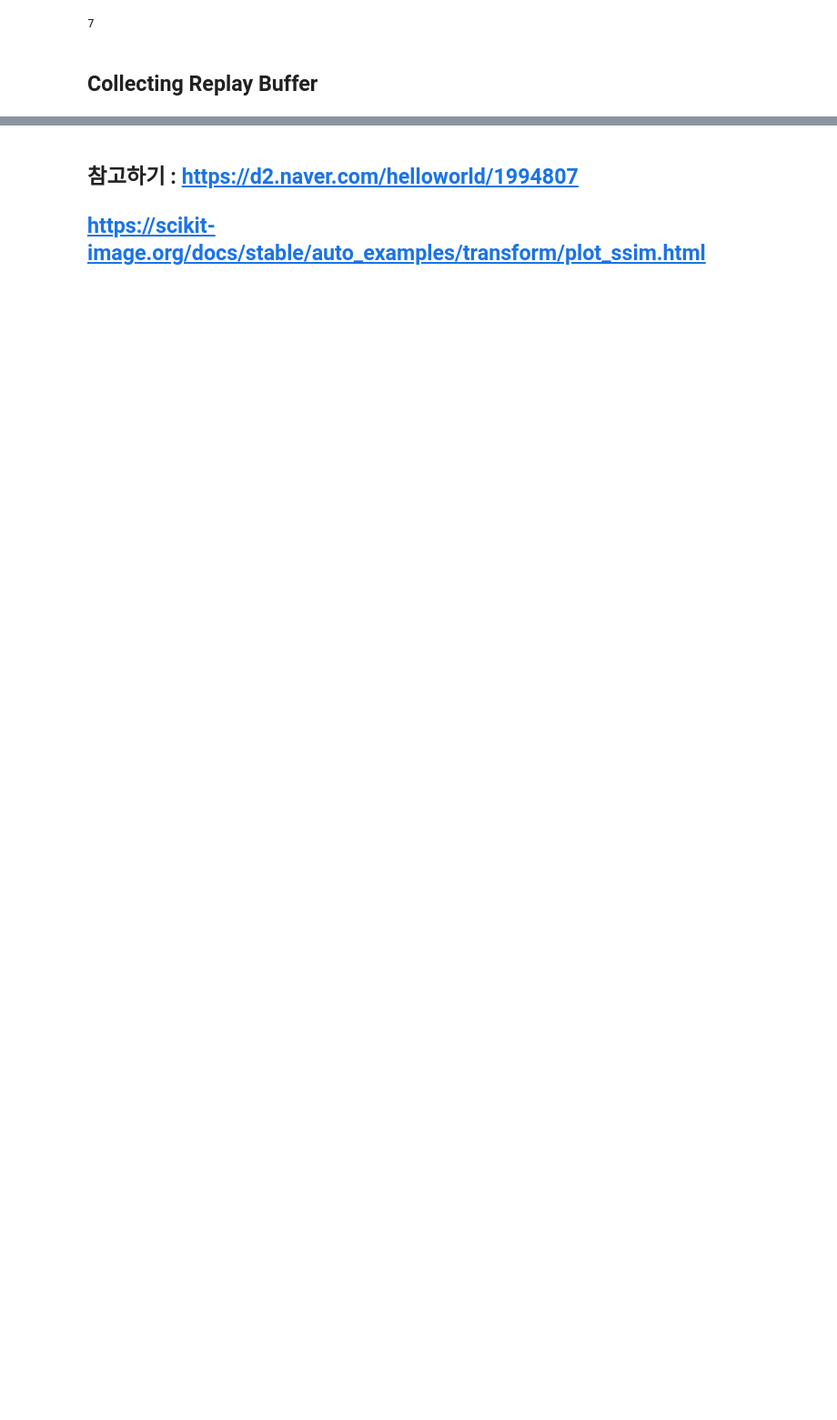
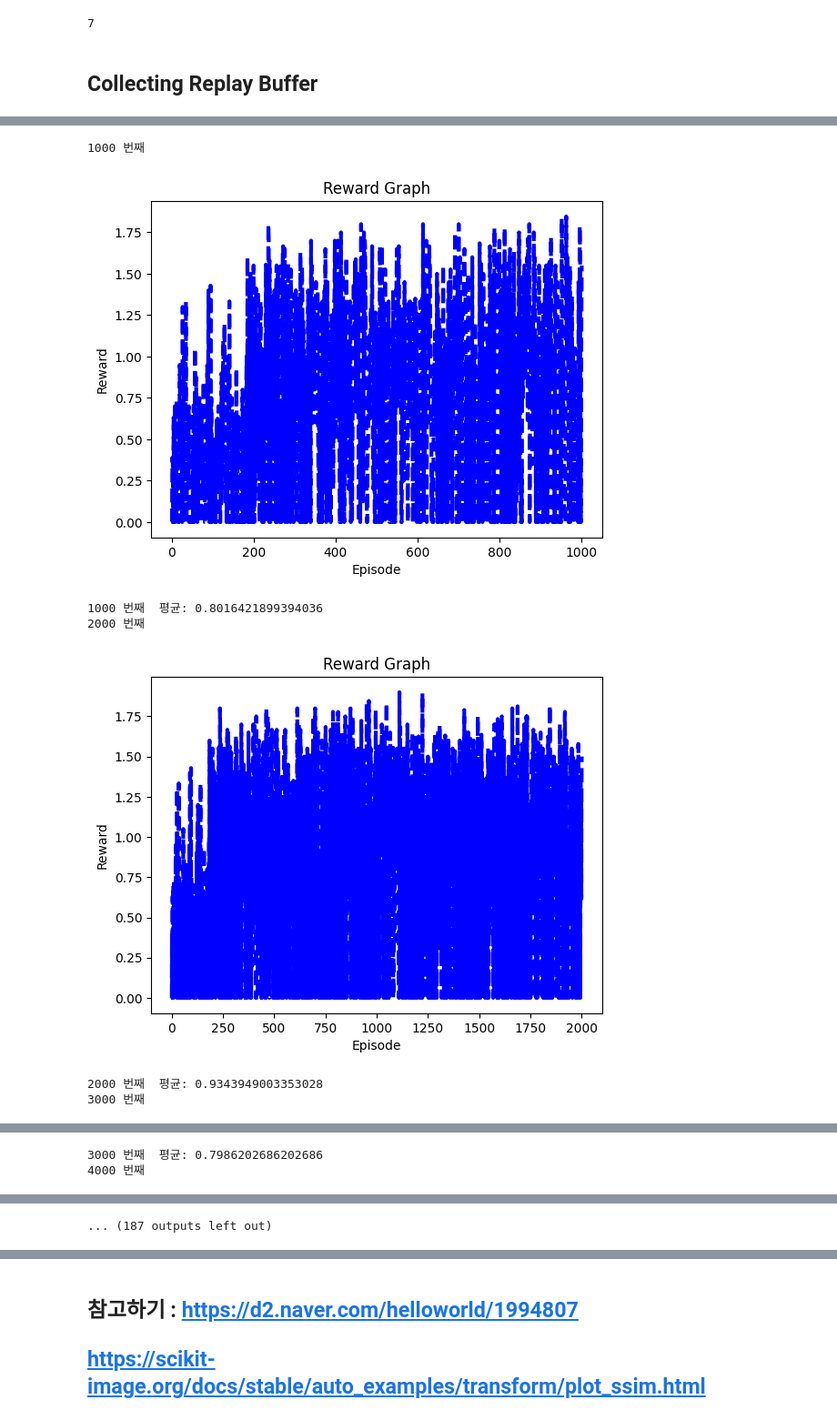
Before and after one commit to hotco87/Automatic-Observer-for-StarCraft, a Jupyter notebook: src/4_Observer_and_RL.ipynb, the cells around one changed output, grey strips where cells are left out. Shown at 91% size. Drawn from its saved outputs; the diff is of its cells as text; code cells hidden in the pictures; blank space fills up the shorter version.

```diff
--- a/src/4_Observer_and_RL.ipynb
+++ b/src/4_Observer_and_RL.ipynb
@@ -673,3 +762,12 @@ def changed_state_by_action1(fr, action):
     next_state = torch.cat([next_state_viewport_by_action, next_next_state_viewport_by_action])
 
     return current_state, next_state
+# %%
+aab={0:50-20}
+print(aab)
+
+x = torch.Tensor(  [[ 0.6000, 0.0000, 0.0000, 0.0000],
+                    [ 0.0000, 0.4000, 0.0000, 0.0000],
+                    [ 0.0000, 0.0000, 1.2000, 0.0000],
+                    [ 0.0000, 0.0000, 4.0000, 0.0000]])
+print(torch.nonzero(x))
@@ -854,3 +1064,7 @@ class StarObserverEnv(gym.Env):
             plt.show()
 
             return 0
+# %%
+a= np.array([5,7])
+b= np.array([6,10])
+print (mean_squared_error(a,b))
@@ -995,7 +1453,8 @@ dqn = DQN()
 
 def main():
     total_reward_list = []
-    for i_episode in count(1):
+    #for i_episode in count(1):
+    for i_episode in range(100000):
         total_reward = 0
         state = env.reset() # 16, 12, 20
         for t in range(50):
@@ -1005,7 +1464,7 @@ def main():
 
             if done :
                 #print(total_reward)
-                total_reward = total_reward/t
+                total_reward = total_reward/(t+1)
                 total_reward_list.append(total_reward)
                 total_reward = 0
                 break
@@ -1022,40 +1481,52 @@ def main():
                 #total_reward = 0
                 dqn.train()
                 if done:
-                    total_reward = total_reward/t
+                    total_reward = total_reward/(t+1)
                     total_reward_list.append(total_reward)
                     #total_reward=0
                     break
 
             #if done: # 초기 데이터가 모이지 않았을 때
             #    break
             state = next_state
 
         # evaluation
-        if i_episode % 100 == 0:
+        if i_episode % 1000 == 0 and i_episode!=0:
+            print(i_episode, "번째")
             torch.save(dqn.eval_net.state_dict(), 'DQN_Cartpole.pth')
             plt.plot(list(range(len(total_reward_list))), total_reward_list, c="b", lw=3, ls="--")
+            #plt.plot(list(range(len(total_reward_list)-30)), total_reward_list[-30:], c="b", lw=3, ls="--")
+#             plt.plot(list(range(len(total_reward_list[-30:]))), total_reward_list[-30:], c="b", lw=3, ls="--")
             plt.xlabel("Episode"), plt.ylabel("Reward"), plt.title("Reward Graph")
             fig = plt.gcf()
             plt.show()
             fig.savefig('DQN_Reward_Graph.png')
             plt.close()
 
-            if len(total_reward_list) > 5:
-                print(i_episode, "번째:", total_reward_list[-5:], ", mean:", np.mean(total_reward_list[-5:], dtype=int))
+            if len(total_reward_list) > 30:
+                print(i_episode, "번째", " 평균:", np.mean(total_reward_list[-20:], dtype=float))
+                #print(i_episode, "번째:", total_reward_list[-20:], ", mean:", np.mean(total_reward_list[-20:], dtype=float))
             #print(total_reward_list[-1:])
 
-        if np.mean(total_reward_list[-5:], dtype=int) > 20:
+        if np.mean(total_reward_list[-30:], dtype=int) > 20:
             torch.save(dqn.eval_net.state_dict(), 'DQN_Cartpole.pth')
             plt.plot(list(range(len(total_reward_list))), total_reward_list, c="b", lw=3, ls="--")
             plt.xlabel("Episode"), plt.ylabel("Reward"), plt.title("Reward Graph")
             fig = plt.gcf()
             plt.show()
             fig.savefig('DQN_Reward_Graph.png')
             plt.close()
 
         #if np.mean(total_reward_list[-20:], dtype=int) > env.spec.reward_threshold+5:
         #    break
 
 if __name__ == '__main__':
     main()
+# %% [output]
+1000 번째
+[figure, added]
+1000 번째  평균: 0.8016421899394036
+2000 번째
+[figure, added]
+2000 번째  평균: 0.9343949003353028
+3000 번째
@@ -1061,0 +1534,2 @@ if __name__ == '__main__':
+3000 번째  평균: 0.7986202686202686
+4000 번째
@@ -1061,0 +1543 @@ if __name__ == '__main__':
+... (187 outputs left out)
```
Also changed, not shown: parts of 16 cells of this notebook.
